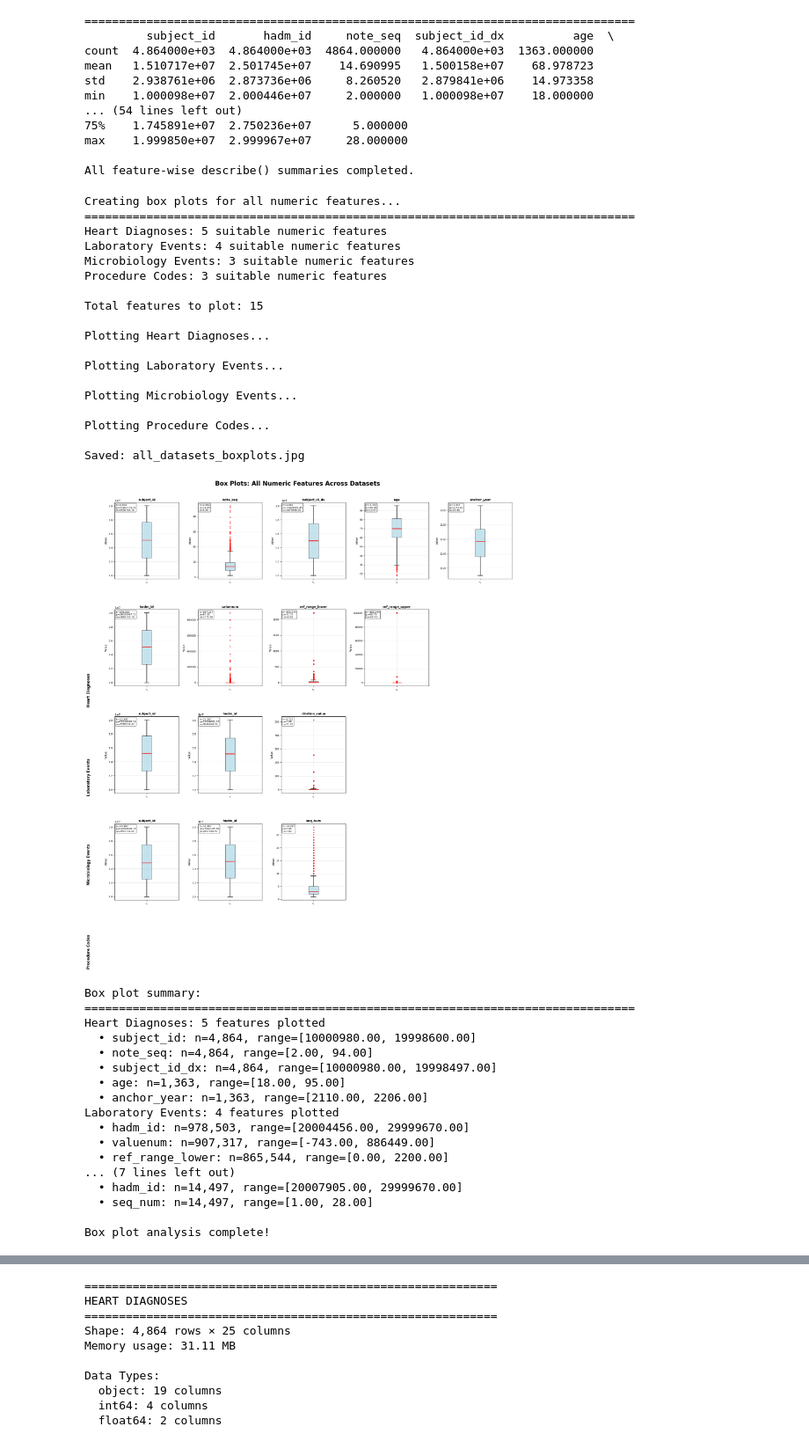
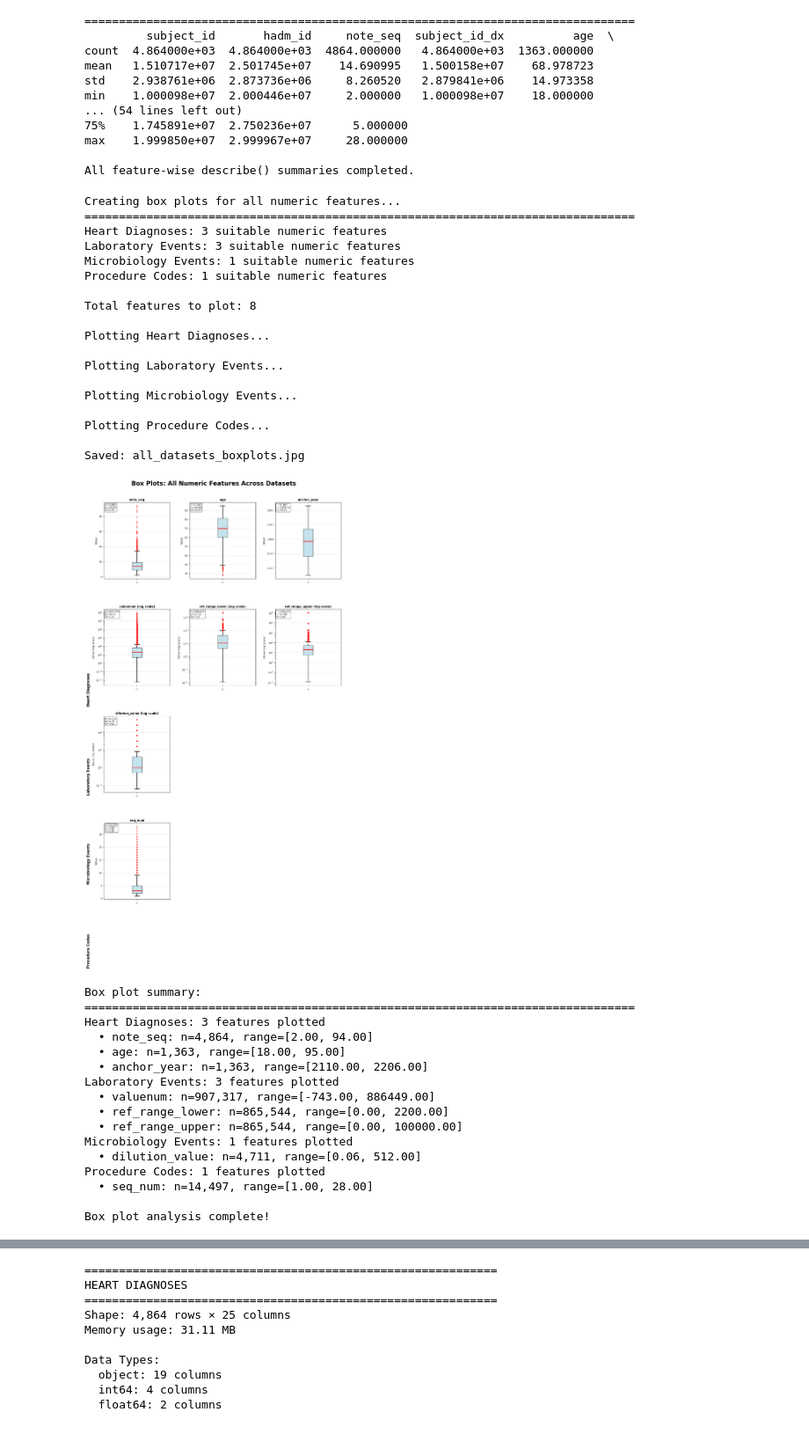
Before and after one commit to alexandermittet/Data_Analytics_for_Health_UniPi, a Jupyter notebook: code/1.1 task.ipynb, the cells around one changed output, grey strips where cells are left out. Shown at 88% size. Saved outputs shown, nothing was run; the diff lists cells and outputs as text; code cells hidden in the pictures.

Commit message:
log scales

```diff
--- a/code/1.1 task.ipynb
+++ b/code/1.1 task.ipynb
@@ -119,13 +119,23 @@ All feature-wise describe() summaries completed.
 print("Creating box plots for all numeric features...")
 print("="*80)
 
+# Define columns to exclude (ID columns)
+exclude_columns = ['subject_id', 'hadm_id', 'subject_id_dx']
+
+# Define columns that should use log scale
+log_scale_columns = ['valuenum', 'ref_range_lower', 'ref_range_upper', 'dilution_value']
+
 # Collect all numeric features from all datasets
 all_numeric_features = {}
 for dataset_name, df in dfs.items():
     numeric_cols = df.select_dtypes(include=[np.number]).columns.tolist()
-    # Filter out ID columns that are too high cardinality for meaningful box plots
+    # Filter out ID columns and other excluded columns
     suitable_cols = []
     for col in numeric_cols:
+        # Skip excluded columns
+        if col.lower() in [col.lower() for col in exclude_columns]:
+            continue
+        # Check for high cardinality (ID-like columns)
         unique_ratio = df[col].nunique() / len(df)
         if unique_ratio < 0.95:  # Less than 95% unique values
             suitable_cols.append(col)
@@ -164,7 +174,19 @@ for dataset_idx, (dataset_name, features) in enumerate(all_numeric_features.item
         # Get data for this feature
         data = dfs[dataset_name][feature].dropna()
 
+        # Apply log scale if this column should use it
+        use_log_scale = feature.lower() in [col.lower() for col in log_scale_columns]
+
         if len(data) > 0:
+            # Filter out non-positive values for log scale
+            if use_log_scale:
+                data = data[data > 0]  # Only positive values for log scale
+                if len(data) == 0:
+                    ax.text(0.5, 0.5, 'No positive values\nfor log scale', ha='center', va='center',
+                           transform=ax.transAxes, fontsize=10)
+                    ax.set_title(f'{feature} (No Positive Data)', fontsize=10)
+                    continue
+
             # Create box plot
             box_plot = ax.boxplot(data, patch_artist=True,
                                  boxprops=dict(facecolor='lightblue', alpha=0.7),
@@ -174,15 +196,27 @@ for dataset_idx, (dataset_name, features) in enumerate(all_numeric_features.item
                                  flierprops=dict(marker='o', markerfacecolor='red',
                                                markeredgecolor='red', markersize=3, alpha=0.6))
 
+            # Apply log scale to y-axis if needed
+            if use_log_scale:
+                ax.set_yscale('log')
+                ylabel = f'Value (log scale)'
+            else:
+                ylabel = 'Value'
+
             # Add statistics text
-            stats_text = f'n={len(data):,}\nμ={data.mean():.2f}\nσ={data.std():.2f}'
+            if use_log_scale:
+                stats_text = f'n={len(data):,}\nμ={np.exp(np.log(data).mean()):.2f}\nσ={np.exp(np.log(data).std()):.2f}'
+            else:
+                stats_text = f'n={len(data):,}\nμ={data.mean():.2f}\nσ={data.std():.2f}'
+
             ax.text(0.02, 0.98, stats_text, transform=ax.transAxes,
                    verticalalignment='top', fontsize=8,
                    bbox=dict(boxstyle='round', facecolor='white', alpha=0.8))
 
             # Customize plot
-            ax.set_title(f'{feature}', fontsize=10, fontweight='bold')
-            ax.set_ylabel('Value', fontsize=9)
+            title = f'{feature}' + (' (log scale)' if use_log_scale else '')
+            ax.set_title(title, fontsize=10, fontweight='bold')
+            ax.set_ylabel(ylabel, fontsize=9)
             ax.grid(True, alpha=0.3)
 
             # Rotate x-axis labels if needed
@@ -213,53 +247,52 @@ try:
 except Exception as e:
     print(f"\nCould not save plot: {e}")
 
 plt.show()
 
 # Print summary statistics
 print(f"\nBox plot summary:")
 print("="*80)
 for dataset_name, features in all_numeric_features.items():
     print(f"{dataset_name}: {len(features)} features plotted")
     for feature in features:
         data = dfs[dataset_name][feature].dropna()
         if len(data) > 0:
             print(f"  • {feature}: n={len(data):,}, range=[{data.min():.2f}, {data.max():.2f}]")
 
 print(f"\nBox plot analysis complete!")
 # %% [output]
 Creating box plots for all numeric features...
 ================================================================================
-Heart Diagnoses: 5 suitable numeric features
-Laboratory Events: 4 suitable numeric features
-Microbiology Events: 3 suitable numeric features
-Procedure Codes: 3 suitable numeric features
+Heart Diagnoses: 3 suitable numeric features
+Laboratory Events: 3 suitable numeric features
+Microbiology Events: 1 suitable numeric features
+Procedure Codes: 1 suitable numeric features
 
-Total features to plot: 15
+Total features to plot: 8
 
 Plotting Heart Diagnoses...
 
 Plotting Laboratory Events...
 
 Plotting Microbiology Events...
 
 Plotting Procedure Codes...
 
 Saved: all_datasets_boxplots.jpg
-[figure, old version]
+[figure, new version]
 Box plot summary:
 ================================================================================
-Heart Diagnoses: 5 features plotted
-  • subject_id: n=4,864, range=[10000980.00, 19998600.00]
+Heart Diagnoses: 3 features plotted
   • note_seq: n=4,864, range=[2.00, 94.00]
-  • subject_id_dx: n=4,864, range=[10000980.00, 19998497.00]
   • age: n=1,363, range=[18.00, 95.00]
   • anchor_year: n=1,363, range=[2110.00, 2206.00]
-Laboratory Events: 4 features plotted
-  • hadm_id: n=978,503, range=[20004456.00, 29999670.00]
+Laboratory Events: 3 features plotted
   • valuenum: n=907,317, range=[-743.00, 886449.00]
   • ref_range_lower: n=865,544, range=[0.00, 2200.00]
-... (7 lines left out)
-  • hadm_id: n=14,497, range=[20007905.00, 29999670.00]
+  • ref_range_upper: n=865,544, range=[0.00, 100000.00]
+Microbiology Events: 1 features plotted
+  • dilution_value: n=4,711, range=[0.06, 512.00]
+Procedure Codes: 1 features plotted
   • seq_num: n=14,497, range=[1.00, 28.00]
 
 Box plot analysis complete!
```
Also changed, not shown: parts of 3 cells of this notebook, 2 other files.
